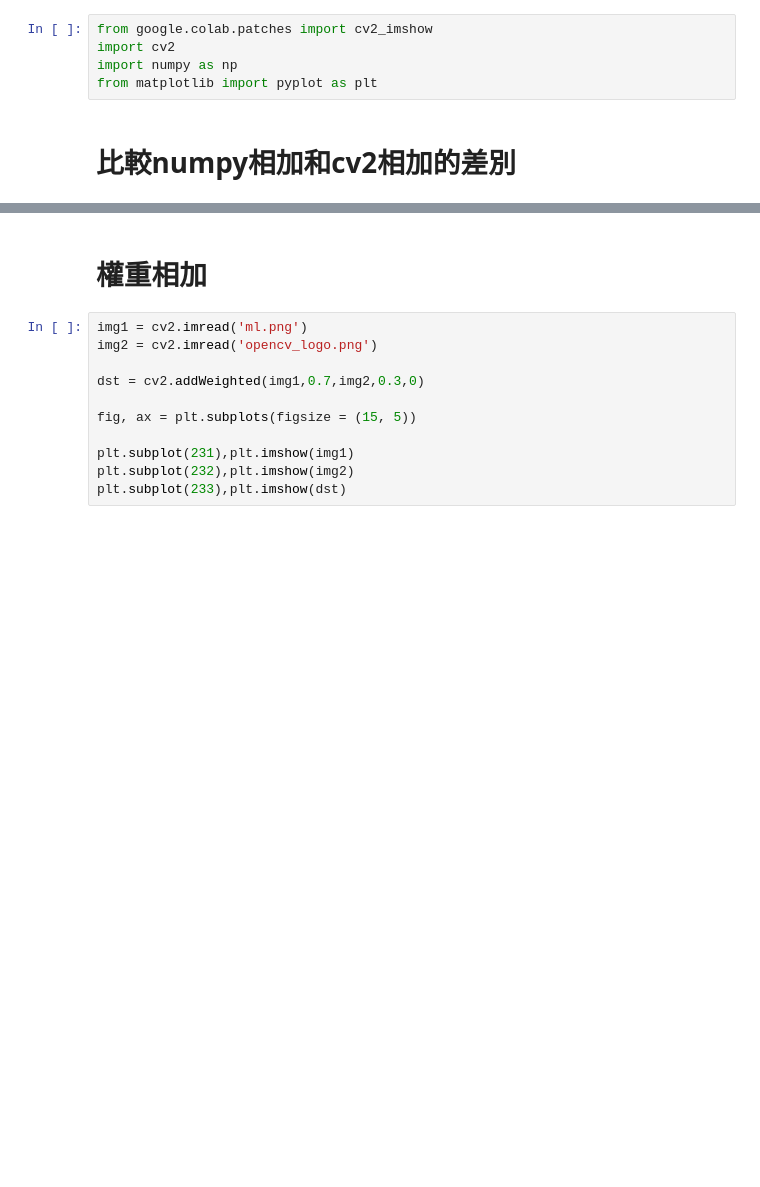
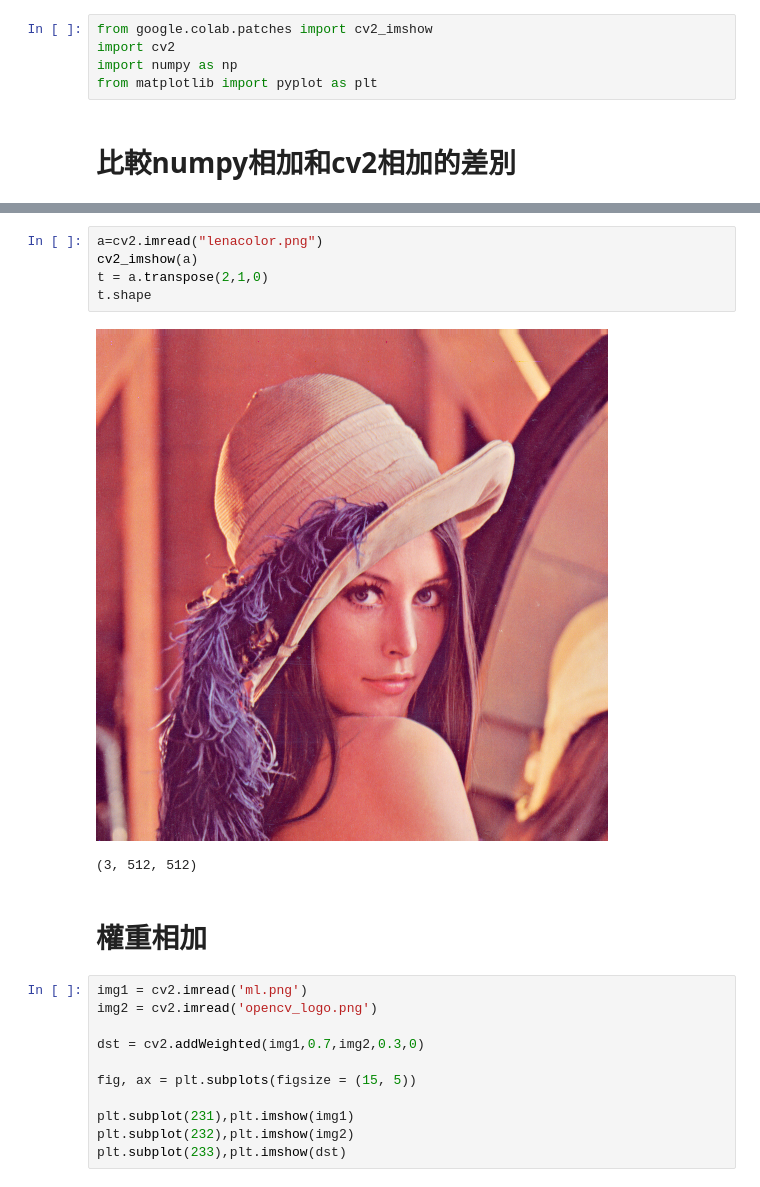
Before and after one commit to joshhu/must_opencv, a Jupyter notebook: Codes/Basic_Operations/(opencv_cht)Arithmetic_Operations.ipynb, the cells around one changed output, grey strips where cells are left out. Drawn from its saved outputs; the diff is of its cells as text; blank space fills up the shorter version.

```diff
--- a/Codes/Basic_Operations/(opencv_cht)Arithmetic_Operations.ipynb
+++ b/Codes/Basic_Operations/(opencv_cht)Arithmetic_Operations.ipynb
@@ -23,3 +26,11 @@ plt.subplot(232),plt.imshow(result2)
+# %%
+a=cv2.imread("lenacolor.png")
+cv2_imshow(a)
+t = a.transpose(2,1,0)
+t.shape
+# %% [output]
+[figure, added]
+(3, 512, 512)
 # %% [markdown]
 # 權重相加
 # %%
```
Also changed, not shown: parts of 3 cells of this notebook, 6 other files.
